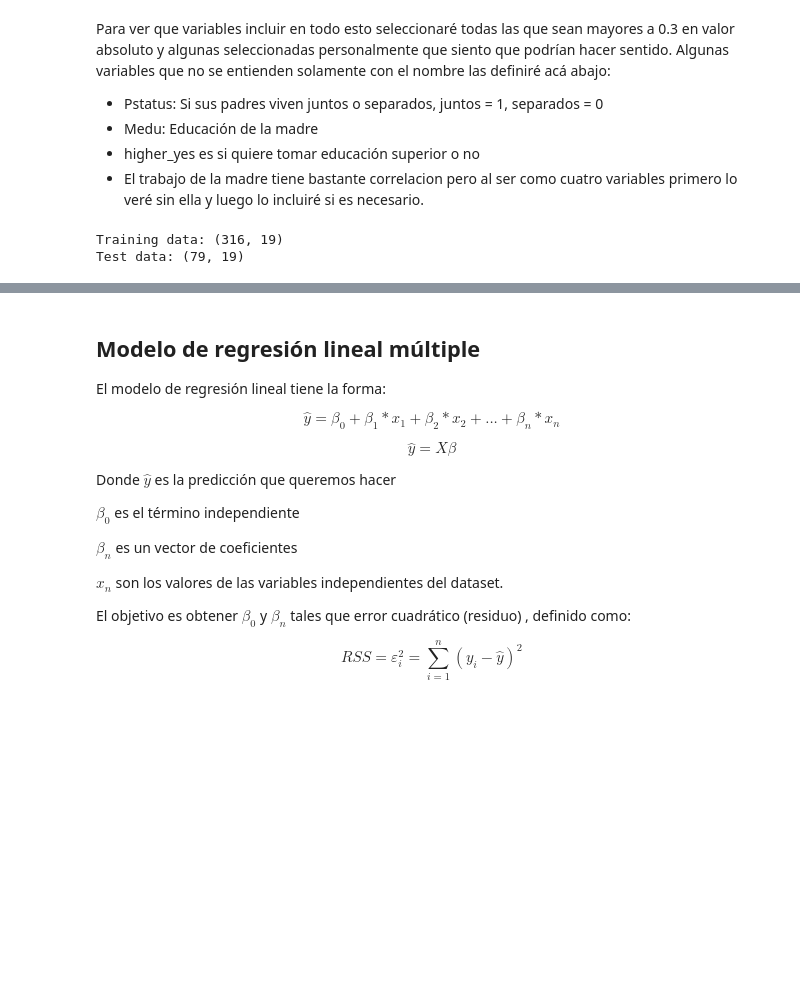
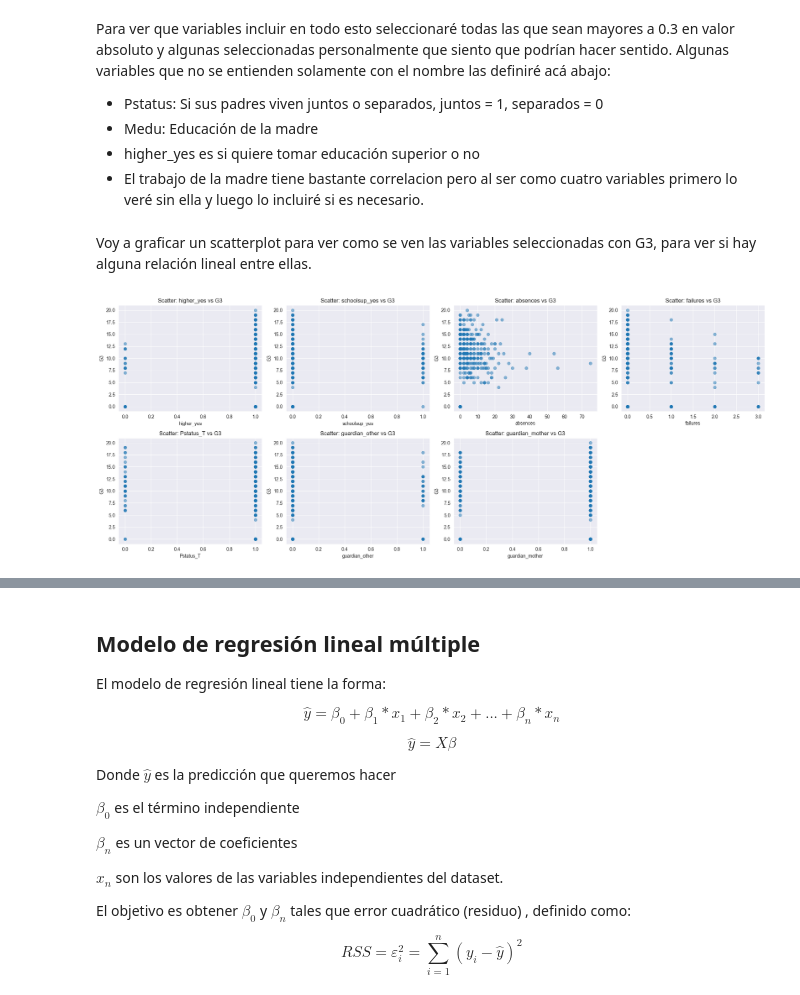
Before and after one commit to GSGEdgardo/t2_topicos, a Jupyter notebook: notebooks/regresion_lineal.ipynb, the cells around one changed output, grey strips where cells are left out. Cells and saved outputs as stored; diff of their text form; code cells hidden in the pictures; blank space fills up the shorter version.

```diff
--- a/notebooks/regresion_lineal.ipynb
+++ b/notebooks/regresion_lineal.ipynb
@@ -194,19 +246,38 @@ Algunas variables que no se entienden solamente con el nombre las definiré acá
 * higher_yes es si quiere tomar educación superior o no
 * El trabajo de la madre tiene bastante correlacion pero al ser como cuatro variables primero lo veré sin ella y luego lo incluiré si es necesario.
 # %%
-X = df_encoded[['failures','Medu','higher_yes','age','goout','Fedu','traveltime','romantic_yes','Pstatus_T','studytime','schoolsup_yes','guardian_other','guardian_mother','paid_yes','activities_yes','internet_yes','freetime','absences']]
+#selected_features = ['failures', 'Medu', 'higher_yes', 'age', 'goout', 'Fedu', 'traveltime',
+#                     'romantic_yes', 'Pstatus_T', 'studytime', 'schoolsup_yes', 'guardian_other',
+#                     'guardian_mother', 'paid_yes', 'activities_yes', 'internet_yes', 'freetime', 'absences']
+
+selected_features = ['higher_yes','schoolsup_yes','absences','failures', 'Pstatus_T', 'guardian_other','guardian_mother', ]
+
+X = df_encoded[selected_features]
+
+#X = df_encoded.drop("G3", axis=1)
+
 y = df_encoded['G3']
-X = X.values
-y = y.values
-# Normaliza X completo antes de dividir
-X = (X - np.mean(X, axis=0)) / np.std(X, axis=0)
-X = np.hstack((np.ones((X.shape[0], 1)), X))  # Agregar intercepto
-
-# Luego divide
-X_train, X_test, y_train, y_test = train_test_split(X, y, test_size=0.2)
-
-print("Training data:",np.shape(X_train))
-print("Test data:",np.shape(X_test))
-# %% [output]
-Training data: (316, 19)
-Test data: (79, 19)
+# %% [markdown]
+Voy a graficar un scatterplot para ver como se ven las variables seleccionadas con G3, para ver si hay alguna relación lineal entre ellas.
+# %%
+num_features = X.shape[1]
+cols = 4
+rows = (num_features // cols) + (num_features % cols > 0)
+
+fig, axes = plt.subplots(rows, cols, figsize=(20, rows * 4))
+axes = axes.flatten()
+
+for i, col_name in enumerate(X.columns):
+    axes[i].scatter(X[col_name], y, alpha=0.5)
+    axes[i].set_xlabel(col_name)
+    axes[i].set_ylabel('G3')
+    axes[i].set_title(f'Scatter: {col_name} vs G3')
+
+# Quitar los ejes vacíos si los hay
+for j in range(i + 1, len(axes)):
+    fig.delaxes(axes[j])
+
+plt.tight_layout()
+plt.show()
+# %% [output]
+[figure, added]
```
Also changed, not shown: parts of 16 cells of this notebook.
